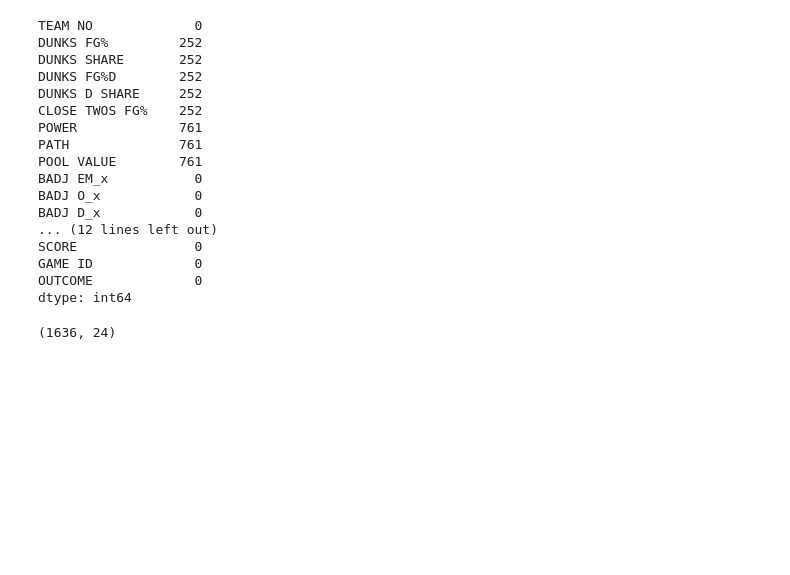
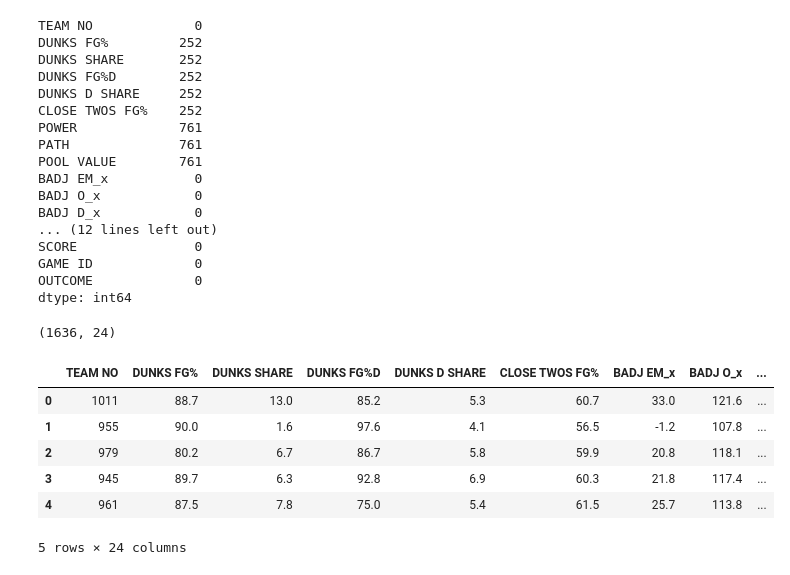
Before and after one commit to jaynebottarini/csci467-semester-proj, a Jupyter notebook: data_sorting.ipynb, the cells around one changed output. Drawn from its saved outputs; the diff is of its cells as text; code cells hidden in the pictures; blank space fills up the shorter version.

```diff
--- a/data_sorting.ipynb
+++ b/data_sorting.ipynb
@@ -304,3 +304,13 @@ dtype: int64
 matchups.shape
 # %% [output]
 (1636, 24)
+# %%
+matchups.head()
+# %% [output]
+|  | TEAM NO | DUNKS FG% | DUNKS SHARE | DUNKS FG%D | DUNKS D SHARE | CLOSE TWOS FG% | BADJ EM_x | BADJ O_x | ... |
+| 0 | 1011 | 88.7 | 13.0 | 85.2 | 5.3 | 60.7 | 33.0 | 121.6 | ... |
+| 1 | 955 | 90.0 | 1.6 | 97.6 | 4.1 | 56.5 | -1.2 | 107.8 | ... |
+| 2 | 979 | 80.2 | 6.7 | 86.7 | 5.8 | 59.9 | 20.8 | 118.1 | ... |
+| 3 | 945 | 89.7 | 6.3 | 92.8 | 6.9 | 60.3 | 21.8 | 117.4 | ... |
+| 4 | 961 | 87.5 | 7.8 | 75.0 | 5.4 | 61.5 | 25.7 | 113.8 | ... |
+5 rows × 24 columns
```
Also changed, not shown: parts of 11 cells of this notebook, 4 other files.
